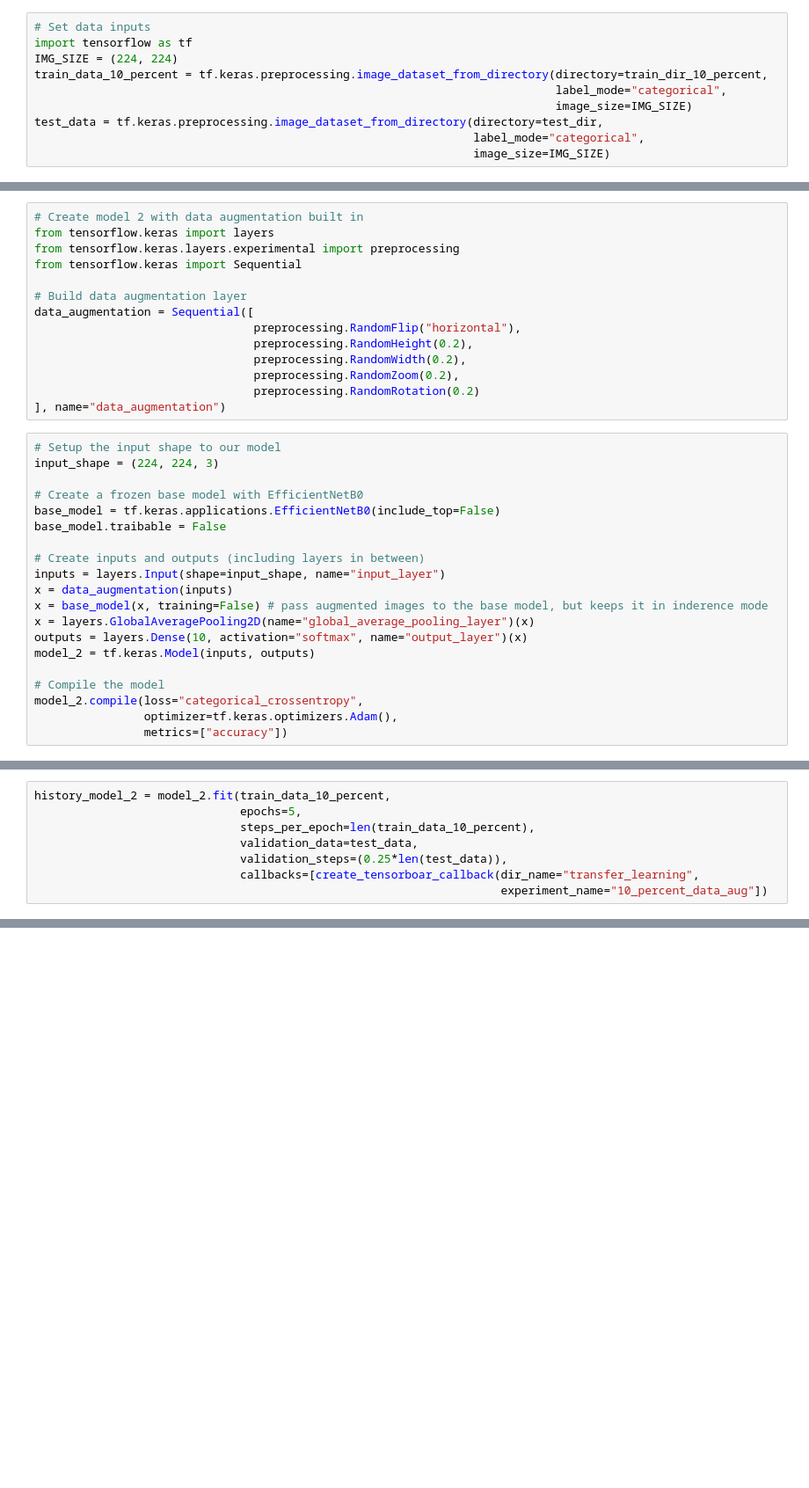
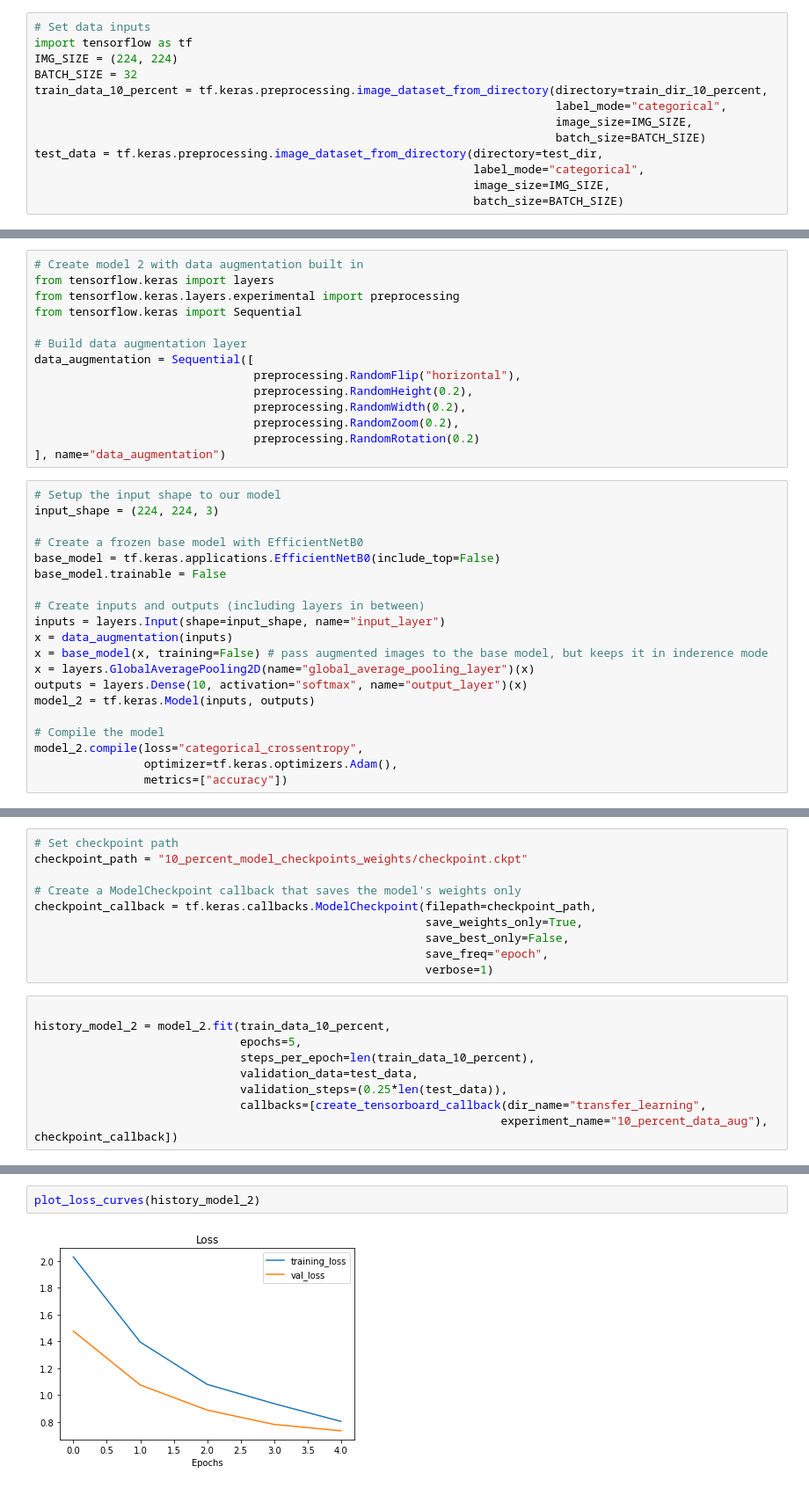
Before and after one commit to VinoJose/Tensorflow, a Jupyter notebook: 05_transfer_learning_in_tensorflow_part_2_fine_tuning.ipynb, the cells around one changed output, grey strips where cells are left out. Shown at 88% size. Drawn from its saved outputs; the diff is of its cells as text; blank space fills up the shorter version.

```diff
--- a/05_transfer_learning_in_tensorflow_part_2_fine_tuning.ipynb
+++ b/05_transfer_learning_in_tensorflow_part_2_fine_tuning.ipynb
@@ -510,12 +510,15 @@ test_dir = "10_food_classes_10_percent/test"
 # Set data inputs
 import tensorflow as tf
 IMG_SIZE = (224, 224)
+BATCH_SIZE = 32
 train_data_10_percent = tf.keras.preprocessing.image_dataset_from_directory(directory=train_dir_10_percent,
                                                                             label_mode="categorical",
-                                                                            image_size=IMG_SIZE)
+                                                                            image_size=IMG_SIZE,
+                                                                            batch_size=BATCH_SIZE)
 test_data = tf.keras.preprocessing.image_dataset_from_directory(directory=test_dir,
                                                                 label_mode="categorical",
-                                                                image_size=IMG_SIZE)
+                                                                image_size=IMG_SIZE,
+                                                                batch_size=BATCH_SIZE)
 # %% [output]
 Found 750 files belonging to 10 classes.
 Found 2500 files belonging to 10 classes.
@@ -539,7 +542,7 @@ input_shape = (224, 224, 3)
 
 # Create a frozen base model with EfficientNetB0
 base_model = tf.keras.applications.EfficientNetB0(include_top=False)
-base_model.traibable = False
+base_model.trainable = False
 
 # Create inputs and outputs (including layers in between)
 inputs = layers.Input(shape=input_shape, name="input_layer")
@@ -576,8 +583,19 @@ _________________________________________________________________
+# %%
+# Set checkpoint path
+checkpoint_path = "10_percent_model_checkpoints_weights/checkpoint.ckpt"
+
+# Create a ModelCheckpoint callback that saves the model's weights only
+checkpoint_callback = tf.keras.callbacks.ModelCheckpoint(filepath=checkpoint_path,
+                                                         save_weights_only=True,
+                                                         save_best_only=False,
+                                                         save_freq="epoch",
+                                                         verbose=1)
 # %%
+
 history_model_2 = model_2.fit(train_data_10_percent,
                               epochs=5,
                               steps_per_epoch=len(train_data_10_percent),
                               validation_data=test_data,
                               validation_steps=(0.25*len(test_data)),
-                              callbacks=[create_tensorboar_callback(dir_name="transfer_learning",
-                                                                    experiment_name="10_percent_data_aug"])
+                              callbacks=[create_tensorboard_callback(dir_name="transfer_learning",
+                                                                    experiment_name="10_percent_data_aug"), checkpoint_callback])
@@ -583,0 +629,4 @@ history_model_2 = model_2.fit(train_data_10_percent,
+# %%
+plot_loss_curves(history_model_2)
+# %% [output]
+[figure, added]
```
Also changed, not shown: parts of 21 cells of this notebook.
